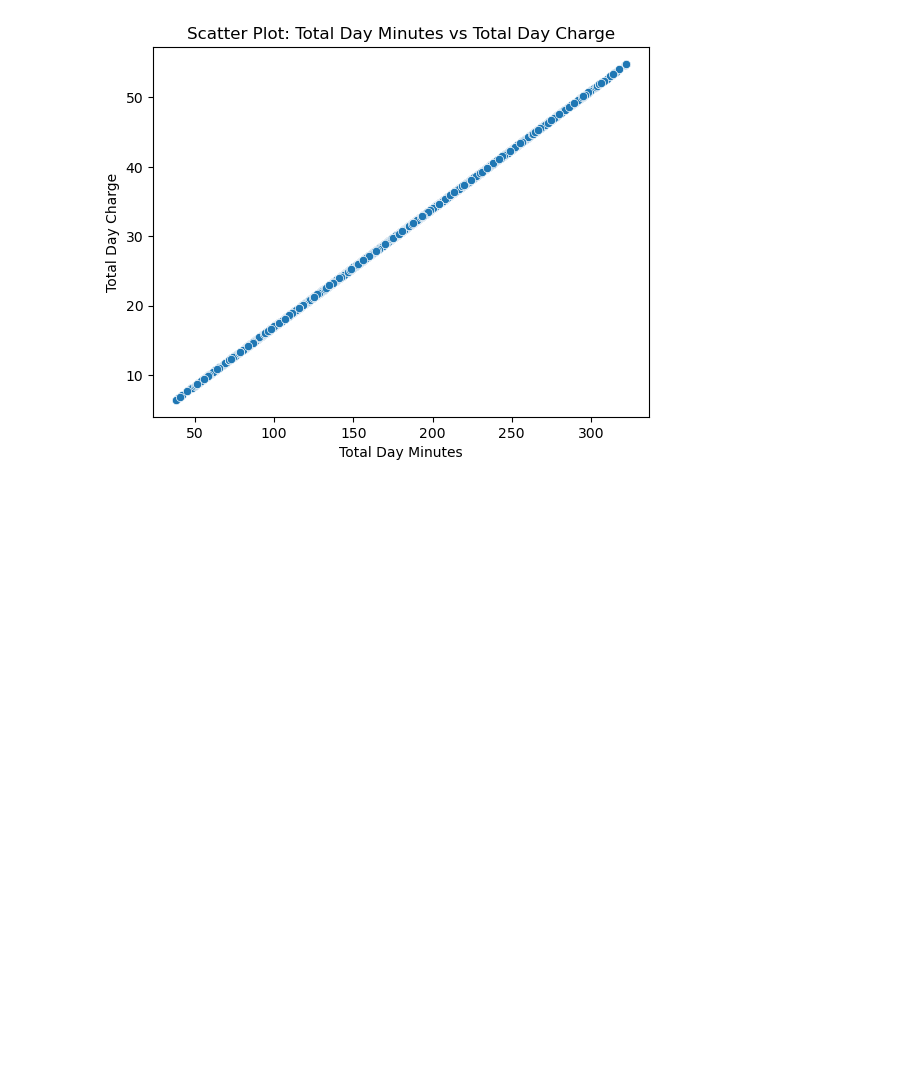
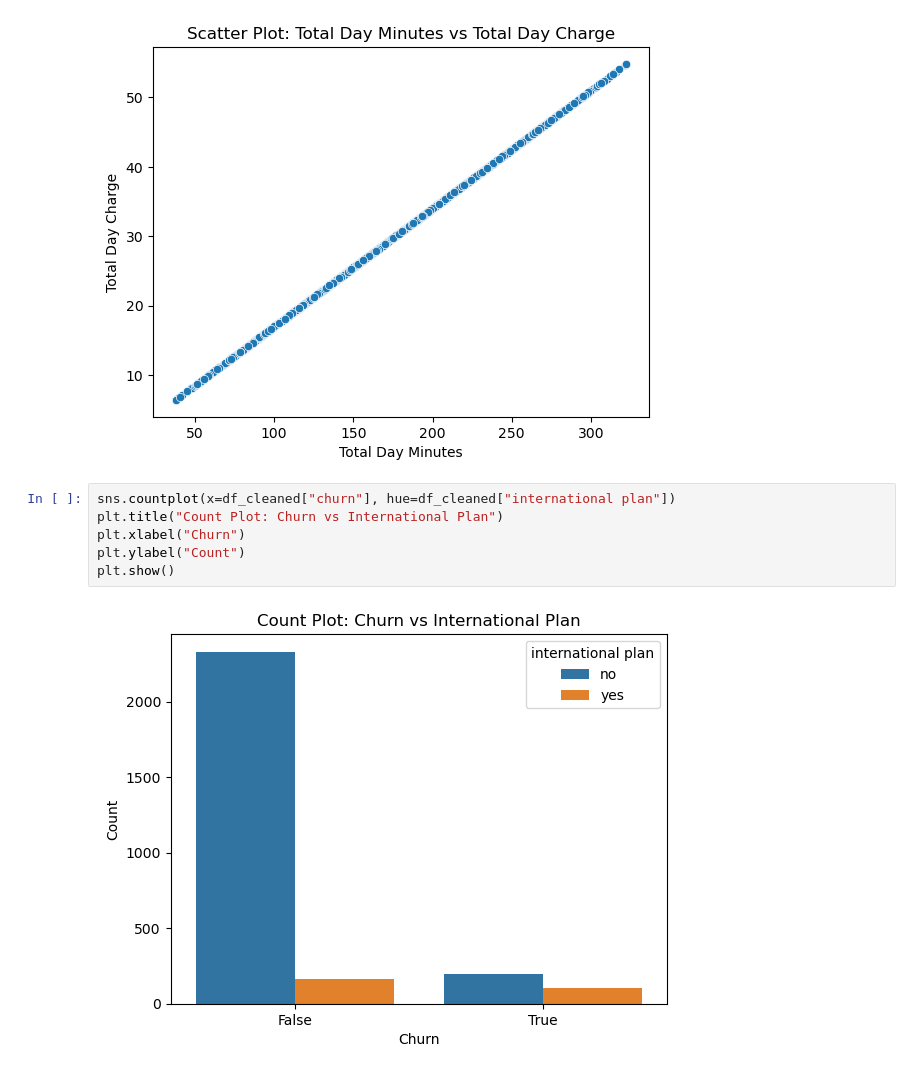
Before and after one commit to Thazes/Phase3Project, a Jupyter notebook: Phase3.ipynb, the cells around one changed output. Cells and saved outputs as stored; diff of their text form; blank space fills up the shorter version.

```diff
--- a/Phase3.ipynb
+++ b/Phase3.ipynb
@@ -284,3 +286,11 @@ plt.ylabel("Total Day Charge")
 plt.show()
 # %% [output]
 [figure]
+# %%
+sns.countplot(x=df_cleaned["churn"], hue=df_cleaned["international plan"])
+plt.title("Count Plot: Churn vs International Plan")
+plt.xlabel("Churn")
+plt.ylabel("Count")
+plt.show()
+# %% [output]
+[figure, added]
```
Also changed, not shown: parts of 18 cells of this notebook.
